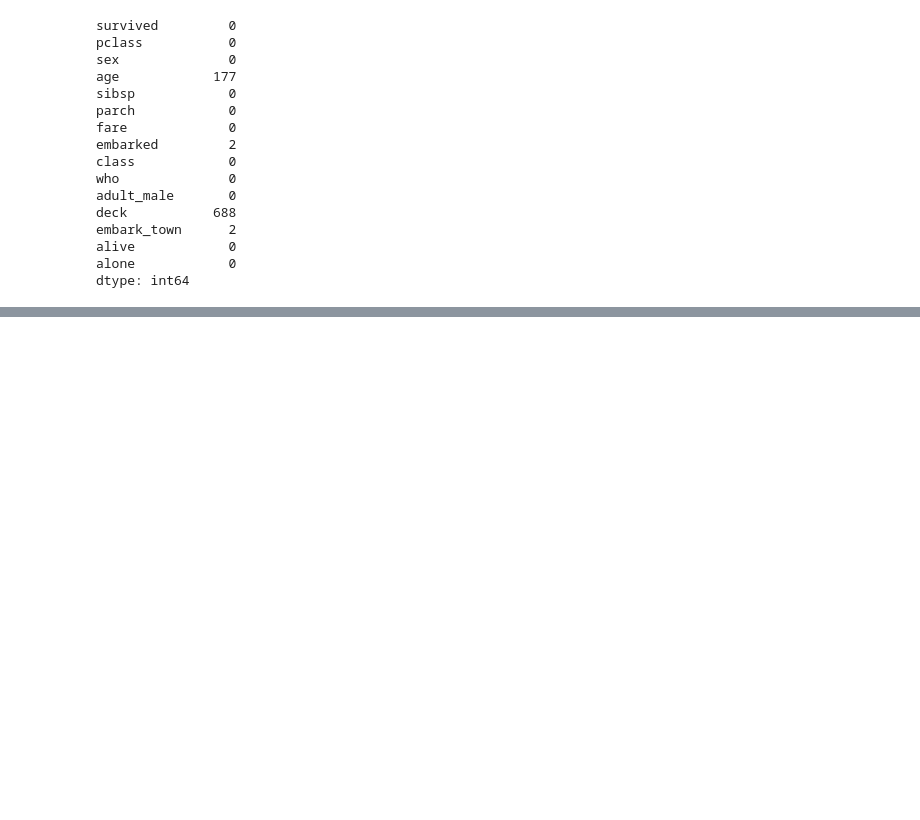
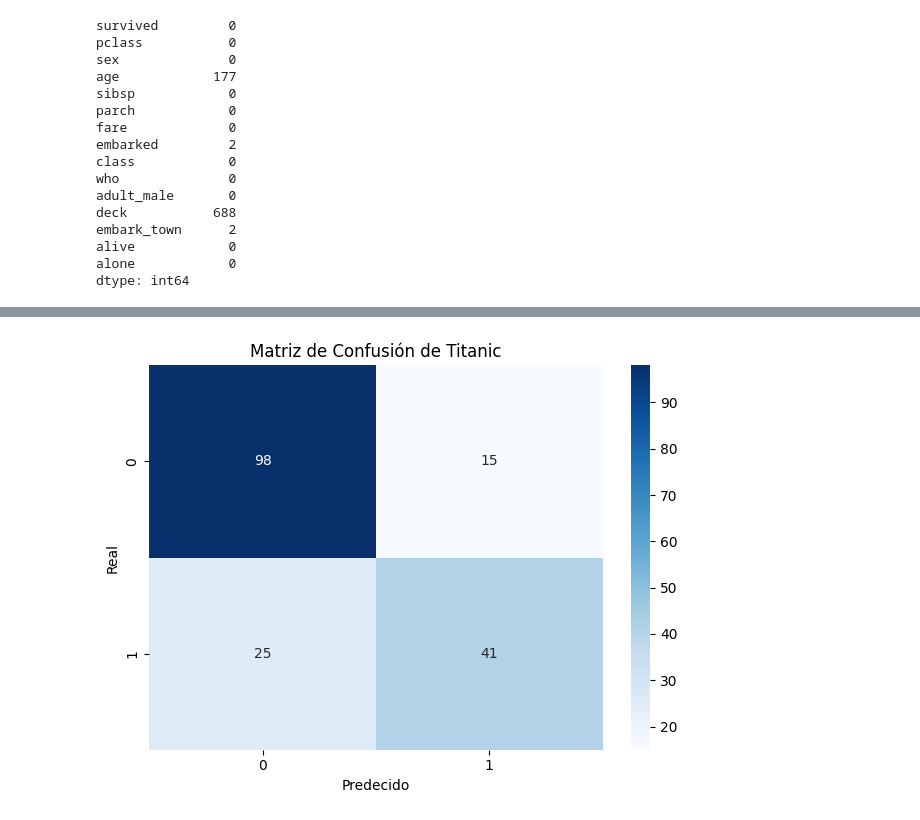
Before and after one commit to lautaorsi/AI-IBM-COURSE, a Jupyter notebook: ML-WITH-PYTHON/Final-Project/Practice/Titanic.ipynb, the cells around one changed output, grey strips where cells are left out. Cells and saved outputs as stored; diff of their text form; code cells hidden in the pictures; blank space fills up the shorter version.

```diff
--- a/ML-WITH-PYTHON/Final-Project/Practice/Titanic.ipynb
+++ b/ML-WITH-PYTHON/Final-Project/Practice/Titanic.ipynb
@@ -90,4 +94,5 @@ Bien, podemos ver que el dataset tiene bastante puntos débiles, en particular:
 Por lo tanto eliminemos aquellas features que no nos sirvan para el modelado, además de definir nuestra variable objetivo `survived`.
 # %%
-x = data.drop(["age","deck","who","class","embark_town","embarked"],axis=1)
+x = data.drop(["age","deck","who","class","embark_town","embarked","fare","alive","survived"],axis=1)
 y = data["survived"]
+print(x)
@@ -95,0 +256,16 @@ Por último, armemos el split de entrenamiento/validación
+# %%
+pipeline.set_params(classifier=LogisticRegression(random_state=35))
+
+model.estimator = pipeline
+
+logreg_param_grid = {
+    'classifier__solver' : ['liblinear'],
+    'classifier__penalty': ['l1', 'l2'],
+    'classifier__class_weight' : [None, 'balanced']
+}
+
+model.param_grid = logreg_param_grid
+
+model.fit(X_train, Y_train)
+
+logistical_regression_y_pred = model.predict(X_test)
@@ -95,0 +288,17 @@ Por último, armemos el split de entrenamiento/validación
+# %%
+
+conf_matrix = confusion_matrix(Y_test, logistical_regression_y_pred)
+
+plt.figure()
+sns.heatmap(conf_matrix, annot=True, cmap='Blues', fmt='d')
+
+
+plt.title('Matriz de Confusión de Titanic')
+plt.xlabel('Predecido')
+plt.ylabel('Real')
+
+# Show the plot
+plt.tight_layout()
+plt.show()
+# %% [output]
+[figure, added]
```
Also changed, not shown: parts of 28 cells of this notebook.
